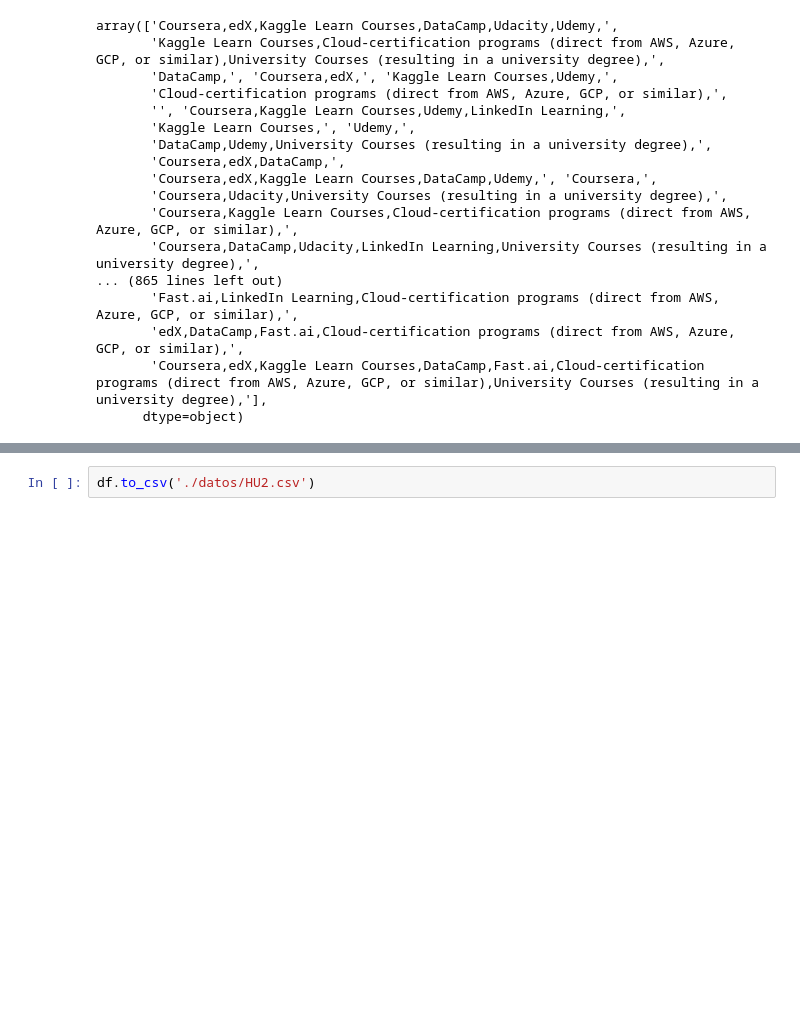
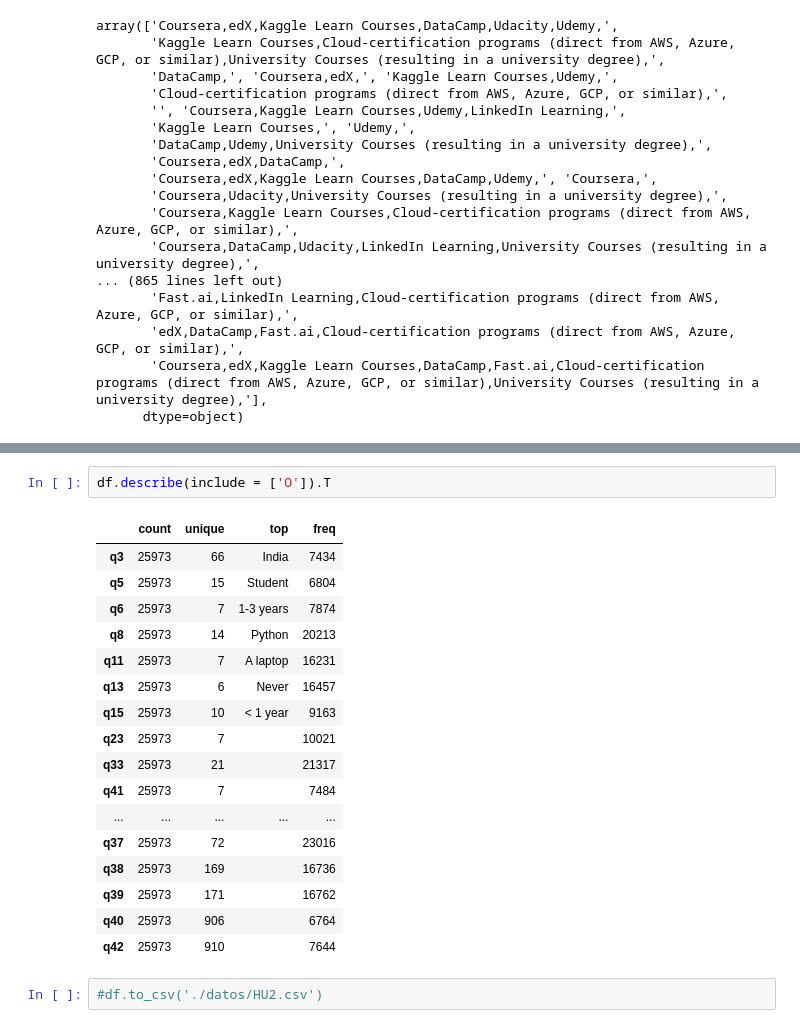
Before and after one commit to Adalab/project-DA-promo-b-modulo-2-team-2, a Jupyter notebook: HU2.ipynb, the cells around one changed output, grey strips where cells are left out. Drawn from its saved outputs; the diff is of its cells as text; blank space fills up the shorter version.

```diff
--- a/HU2.ipynb
+++ b/HU2.ipynb
@@ -77,2 +137,22 @@ array(['Coursera,edX,Kaggle Learn Courses,DataCamp,Udacity,Udemy,',
+# %%
+df.describe(include = ['O']).T
+# %% [output]
+|  | count | unique | top | freq |
+| q3 | 25973 | 66 | India | 7434 |
+| q5 | 25973 | 15 | Student | 6804 |
+| q6 | 25973 | 7 | 1-3 years | 7874 |
+| q8 | 25973 | 14 | Python | 20213 |
+| q11 | 25973 | 7 | A laptop | 16231 |
+| q13 | 25973 | 6 | Never | 16457 |
+| q15 | 25973 | 10 | < 1 year | 9163 |
+| q23 | 25973 | 7 |  | 10021 |
+| q33 | 25973 | 21 |  | 21317 |
+| q41 | 25973 | 7 |  | 7484 |
+| ... | ... | ... | ... | ... |
+| q37 | 25973 | 72 |  | 23016 |
+| q38 | 25973 | 169 |  | 16736 |
+| q39 | 25973 | 171 |  | 16762 |
+| q40 | 25973 | 906 |  | 6764 |
+| q42 | 25973 | 910 |  | 7644 |
 # %%
-df.to_csv('./datos/HU2.csv')
+#df.to_csv('./datos/HU2.csv')
```
Also changed, not shown: parts of 9 cells of this notebook.
